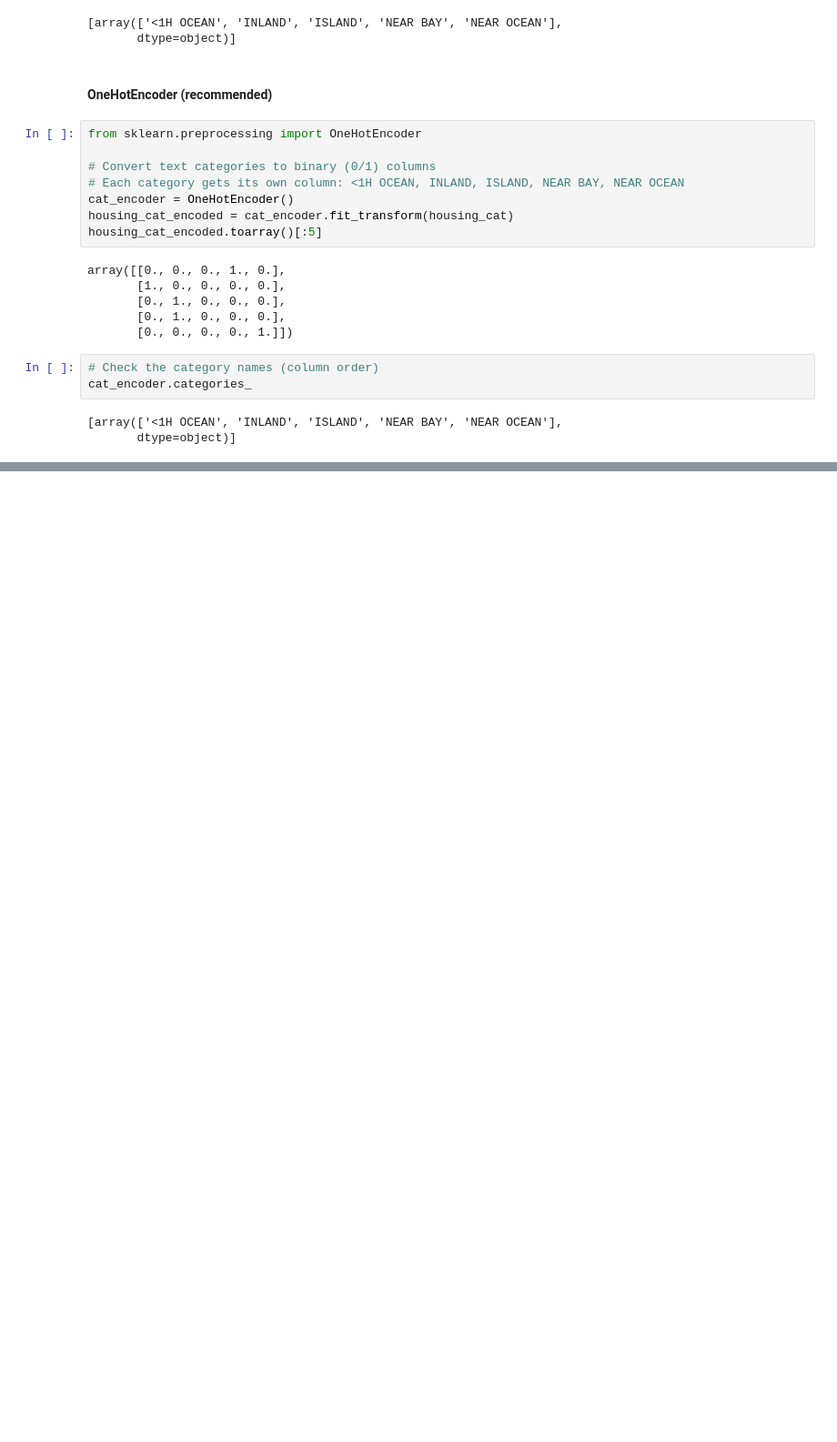
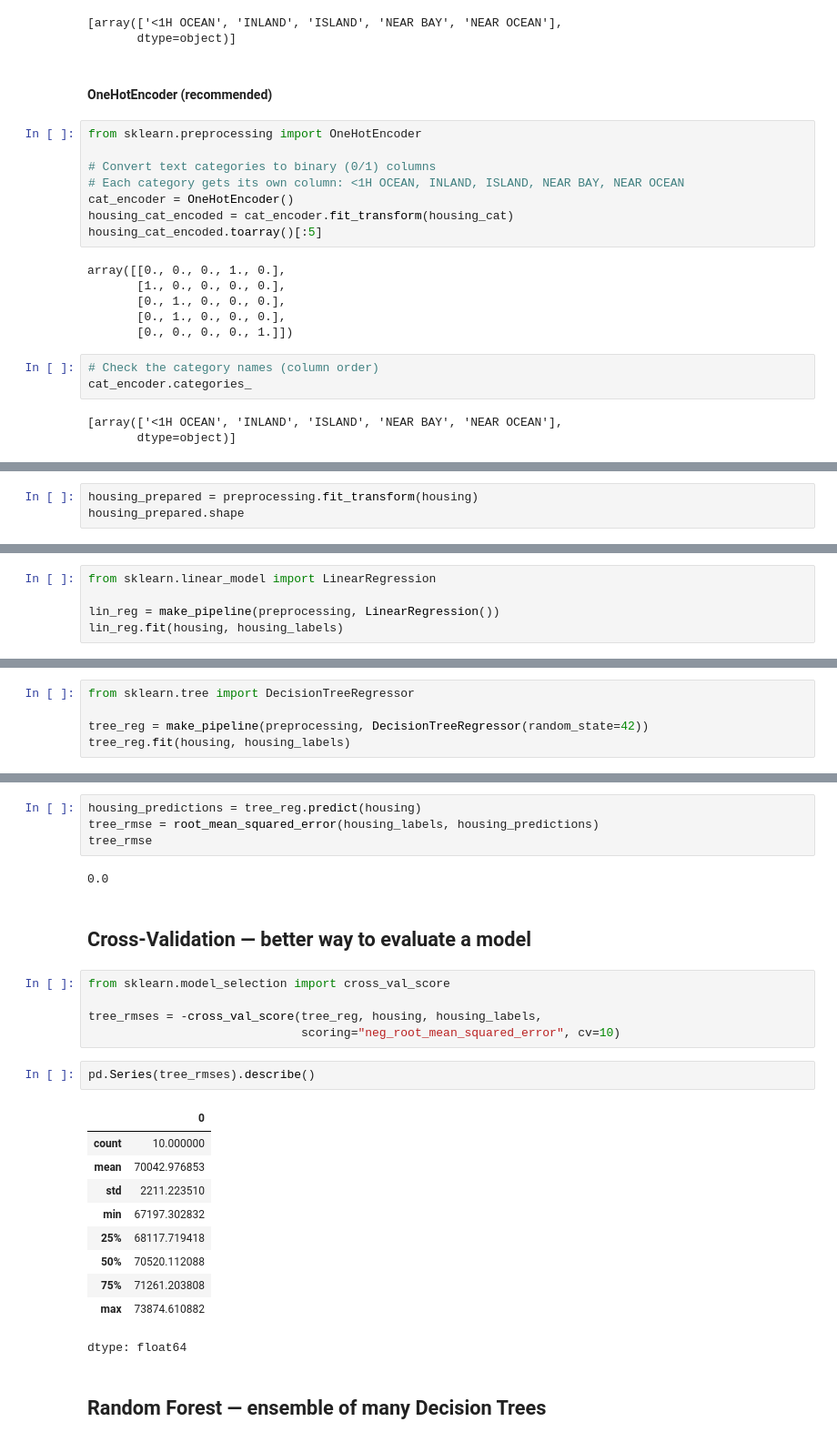
Before and after one commit to manzur12/machine_learning_project, a Jupyter notebook: End_to_end_Machine_Learning_project.ipynb, the cells around one changed output, grey strips where cells are left out. Shown at 91% size. Saved outputs shown, nothing was run; the diff lists cells and outputs as text; blank space fills up the shorter version.

```diff
--- a/End_to_end_Machine_Learning_project.ipynb
+++ b/End_to_end_Machine_Learning_project.ipynb
@@ -425,0 +559,3 @@ array([[-1.42303652,  1.0136059 ,  1.86111875,  0.31191221,  1.35909429,
+# %%
+housing_prepared = preprocessing.fit_transform(housing)
+housing_prepared.shape
@@ -425,0 +566,5 @@ array([[-1.42303652,  1.0136059 ,  1.86111875,  0.31191221,  1.35909429,
+# %%
+from sklearn.linear_model import LinearRegression
+
+lin_reg = make_pipeline(preprocessing, LinearRegression())
+lin_reg.fit(housing, housing_labels)
@@ -425,0 +612,5 @@ array([[-1.42303652,  1.0136059 ,  1.86111875,  0.31191221,  1.35909429,
+# %%
+from sklearn.tree import DecisionTreeRegressor
+
+tree_reg = make_pipeline(preprocessing, DecisionTreeRegressor(random_state=42))
+tree_reg.fit(housing, housing_labels)
@@ -425,0 +635,28 @@ array([[-1.42303652,  1.0136059 ,  1.86111875,  0.31191221,  1.35909429,
+# %%
+housing_predictions = tree_reg.predict(housing)
+tree_rmse = root_mean_squared_error(housing_labels, housing_predictions)
+tree_rmse
+# %% [output]
+0.0
+# %% [markdown]
+## Cross-Validation — better way to evaluate a model
+# %%
+from sklearn.model_selection import cross_val_score
+
+tree_rmses = -cross_val_score(tree_reg, housing, housing_labels,
+                              scoring="neg_root_mean_squared_error", cv=10)
+# %%
+pd.Series(tree_rmses).describe()
+# %% [output]
+|  | 0 |
+| count | 10.000000 |
+| mean | 70042.976853 |
+| std | 2211.223510 |
+| min | 67197.302832 |
+| 25% | 68117.719418 |
+| 50% | 70520.112088 |
+| 75% | 71261.203808 |
+| max | 73874.610882 |
+dtype: float64
+# %% [markdown]
+## Random Forest — ensemble of many Decision Trees
```
Also changed, not shown: parts of 47 cells of this notebook.
